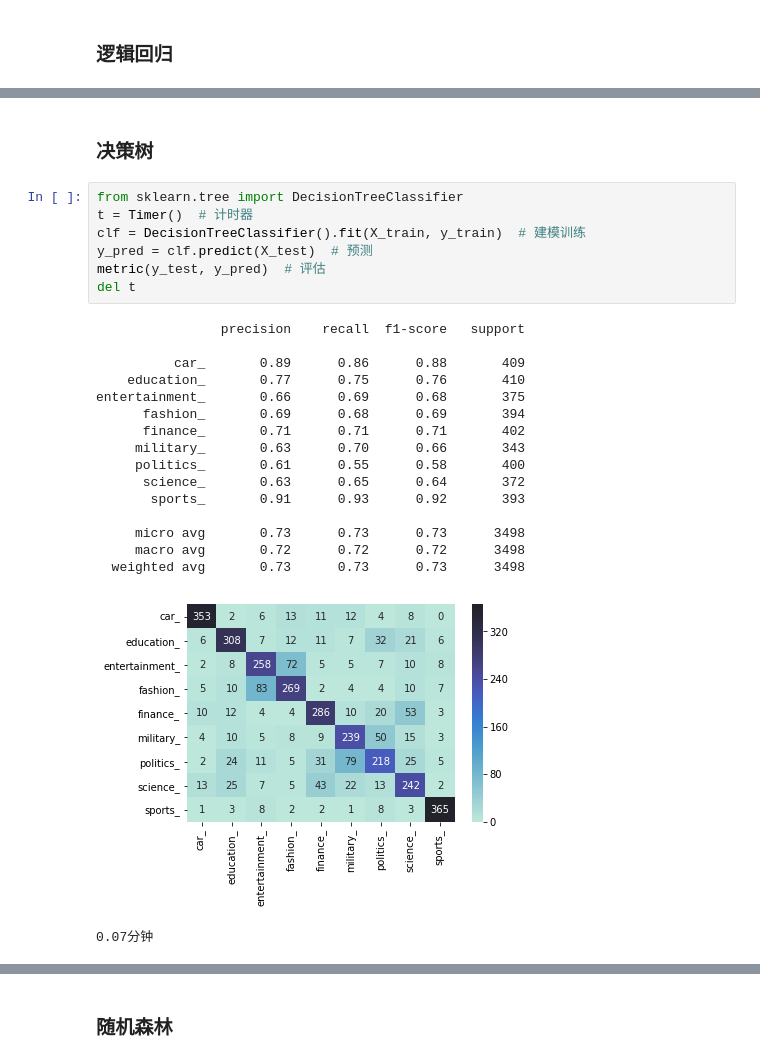
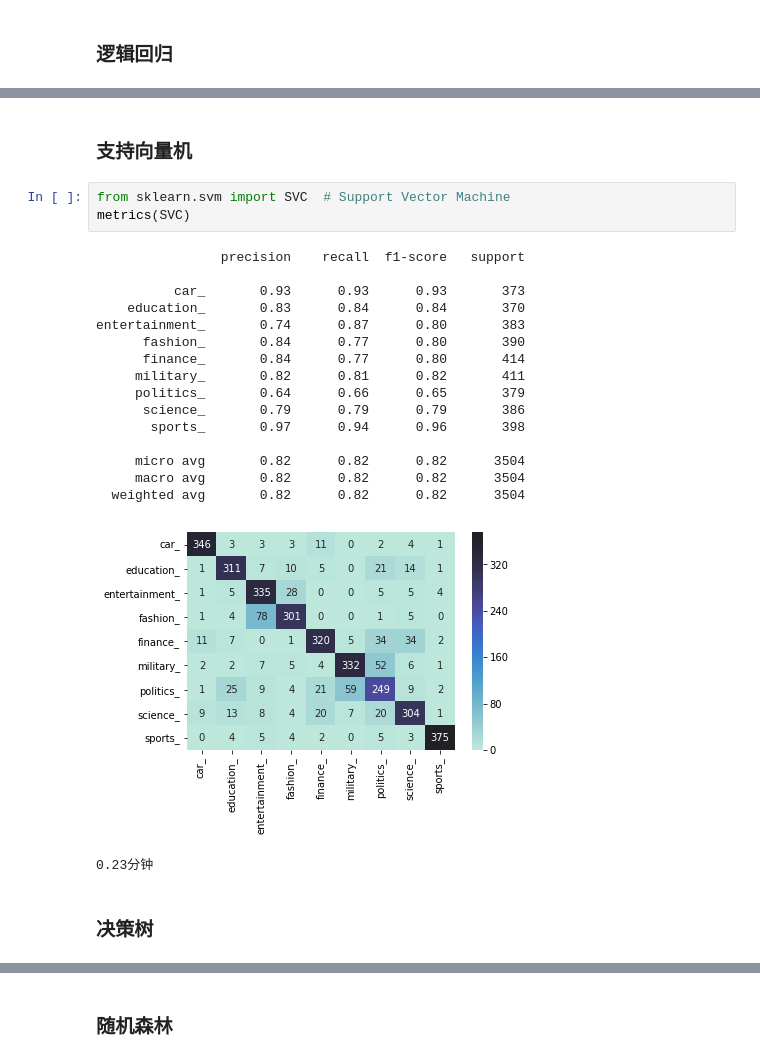
Before and after one commit to AryeYellow/PyProjects, a Jupyter notebook: tf2/新闻分类/e_word2vec.ipynb, the cells around one changed output, grey strips where cells are left out. Saved outputs shown, nothing was run; the diff lists cells and outputs as text.

```diff
--- a/tf2/新闻分类/e_word2vec.ipynb
+++ b/tf2/新闻分类/e_word2vec.ipynb
@@ -72,27 +48,25 @@ entertainment_       0.73      0.84      0.78       375
+# %% [markdown]
+### 支持向量机
+# %%
+from sklearn.svm import SVC  # Support Vector Machine
+metrics(SVC)
+# %% [output]
+                precision    recall  f1-score   support
+
+          car_       0.93      0.93      0.93       373
+    education_       0.83      0.84      0.84       370
+entertainment_       0.74      0.87      0.80       383
+      fashion_       0.84      0.77      0.80       390
+      finance_       0.84      0.77      0.80       414
+     military_       0.82      0.81      0.82       411
+     politics_       0.64      0.66      0.65       379
+      science_       0.79      0.79      0.79       386
+       sports_       0.97      0.94      0.96       398
+
+     micro avg       0.82      0.82      0.82      3504
+     macro avg       0.82      0.82      0.82      3504
+  weighted avg       0.82      0.82      0.82      3504
+[figure, added]
+0.23分钟
 # %% [markdown]
 ### 决策树
-# %%
-from sklearn.tree import DecisionTreeClassifier
-t = Timer()  # 计时器
-clf = DecisionTreeClassifier().fit(X_train, y_train)  # 建模训练
-y_pred = clf.predict(X_test)  # 预测
-metric(y_test, y_pred)  # 评估
-del t
-# %% [output]
-                precision    recall  f1-score   support
-
-          car_       0.89      0.86      0.88       409
-    education_       0.77      0.75      0.76       410
-entertainment_       0.66      0.69      0.68       375
-      fashion_       0.69      0.68      0.69       394
-      finance_       0.71      0.71      0.71       402
-     military_       0.63      0.70      0.66       343
-     politics_       0.61      0.55      0.58       400
-      science_       0.63      0.65      0.64       372
-       sports_       0.91      0.93      0.92       393
-
-     micro avg       0.73      0.73      0.73      3498
-     macro avg       0.72      0.72      0.72      3498
-  weighted avg       0.73      0.73      0.73      3498
-[figure, removed]
-0.07分钟
```
Also changed, not shown: parts of 12 cells of this notebook, 8 other files.
